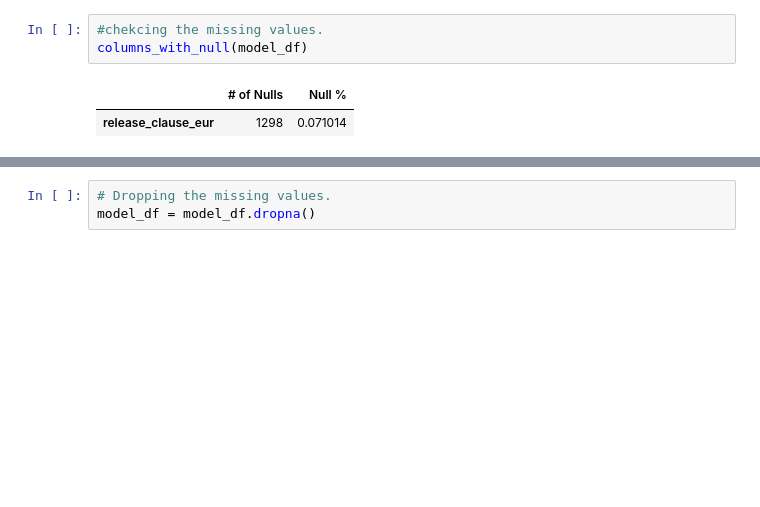
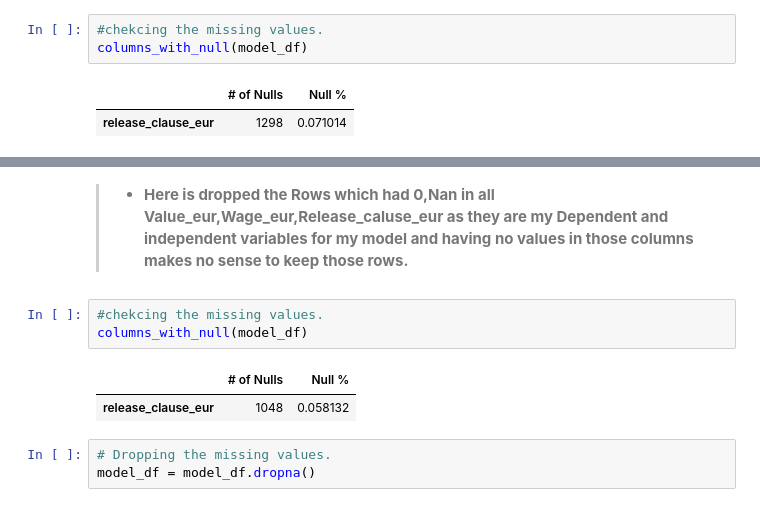
Before and after one commit to ShreeraamGit/Fifa-Analysis-Blog, a Jupyter notebook: Fifa Player database Analysis.ipynb, the cells around one changed output, grey strips where cells are left out. Cells and saved outputs as stored; diff of their text form; blank space fills up the shorter version.

```diff
--- a/Fifa Player database Analysis.ipynb
+++ b/Fifa Player database Analysis.ipynb
@@ -924,3 +953,11 @@ columns_with_null(model_df)
+# %% [markdown]
+> - **Here is dropped the Rows which had 0,Nan in all Value_eur,Wage_eur,Release_caluse_eur as they are my Dependent and independent variables for my model and having no values in those columns makes no sense to keep those rows.**
+# %%
+#chekcing the missing values.
+columns_with_null(model_df)
+# %% [output]
+|  | # of Nulls | Null % |
+| release_clause_eur | 1048 | 0.058132 |
 # %%
 # Dropping the missing values.
 model_df = model_df.dropna()
```
Also changed, not shown: parts of 6 cells of this notebook.
